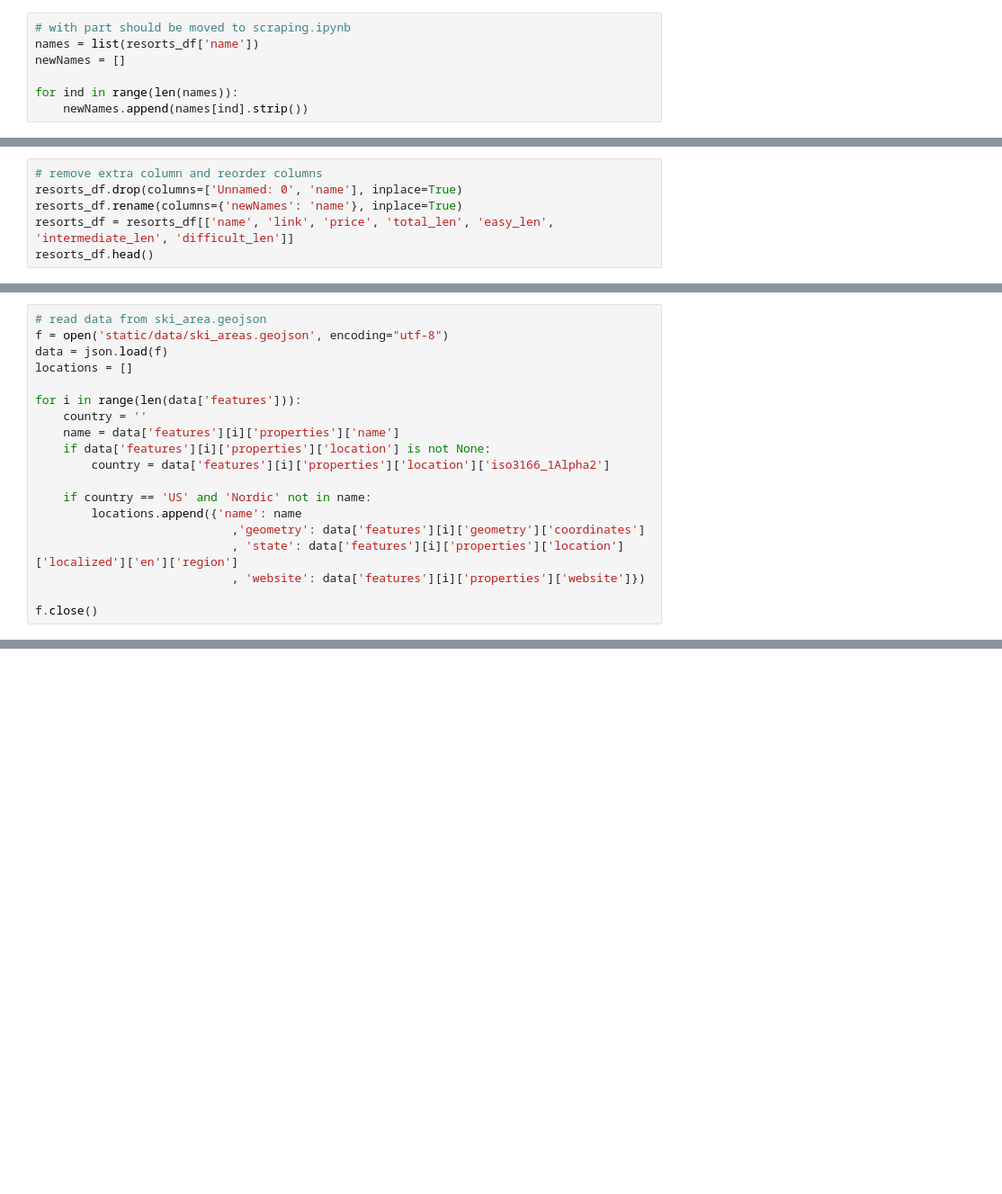
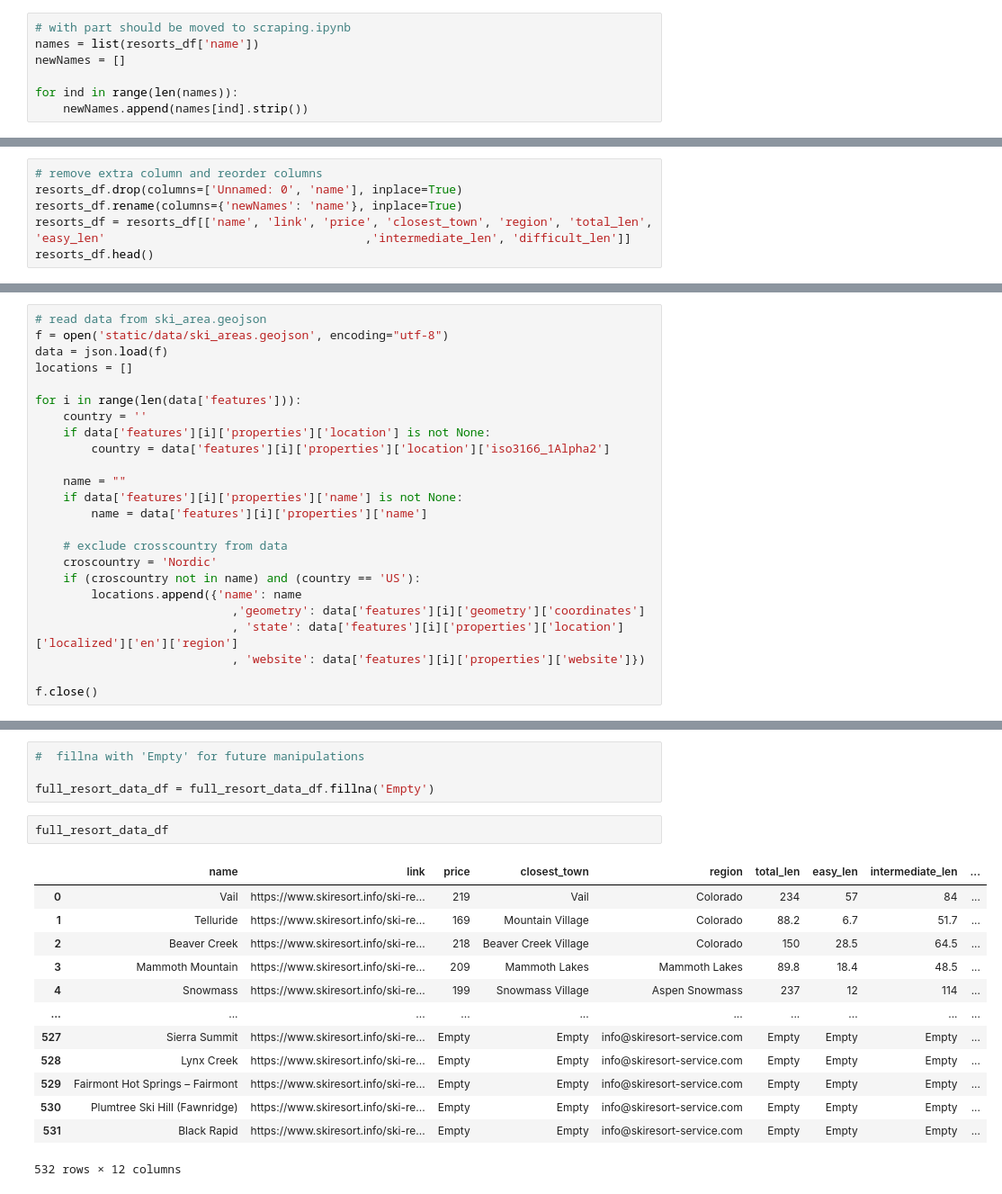
Before and after one commit to lanakimova/ShreddingtheGnar, a Jupyter notebook: DataSetUp.ipynb, the cells around one changed output, grey strips where cells are left out. Shown: that part at 90% size. Cells and saved outputs as stored; diff of their text form; blank space fills up the shorter version.

```diff
--- a/DataSetUp.ipynb
+++ b/DataSetUp.ipynb
@@ -33,5 +53,5 @@ resorts_df.columns
 # remove extra column and reorder columns
 resorts_df.drop(columns=['Unnamed: 0', 'name'], inplace=True)
 resorts_df.rename(columns={'newNames': 'name'}, inplace=True)
-resorts_df = resorts_df[['name', 'link', 'price', 'total_len', 'easy_len', 'intermediate_len', 'difficult_len']]
+resorts_df = resorts_df[['name', 'link', 'price', 'closest_town', 'region', 'total_len', 'easy_len'                                     ,'intermediate_len', 'difficult_len']]
 resorts_df.head()
@@ -43,11 +70,16 @@ locations = []
 
 for i in range(len(data['features'])):
     country = ''
-    name = data['features'][i]['properties']['name']
     if data['features'][i]['properties']['location'] is not None:
         country = data['features'][i]['properties']['location']['iso3166_1Alpha2']
 
-    if country == 'US' and 'Nordic' not in name:
+    name = ""
+    if data['features'][i]['properties']['name'] is not None:
+        name = data['features'][i]['properties']['name']
+
+    # exclude crosscountry from data
+    croscountry = 'Nordic'
+    if (croscountry not in name) and (country == 'US'):
         locations.append({'name': name
                             ,'geometry': data['features'][i]['geometry']['coordinates']
                             , 'state': data['features'][i]['properties']['location']['localized']['en']['region']
@@ -65,0 +112,20 @@ full_resort_data_df.head()
+# %%
+#  fillna with 'Empty' for future manipulations
+
+full_resort_data_df = full_resort_data_df.fillna('Empty')
+# %%
+full_resort_data_df
+# %% [output]
+|  | name | link | price | closest_town | region | total_len | easy_len | intermediate_len | ... |
+| 0 | Vail | https://www.skiresort.info/ski-re... | 219 | Vail | Colorado | 234 | 57 | 84 | ... |
+| 1 | Telluride | https://www.skiresort.info/ski-re... | 169 | Mountain Village | Colorado | 88.2 | 6.7 | 51.7 | ... |
+| 2 | Beaver Creek | https://www.skiresort.info/ski-re... | 218 | Beaver Creek Village | Colorado | 150 | 28.5 | 64.5 | ... |
+| 3 | Mammoth Mountain | https://www.skiresort.info/ski-re... | 209 | Mammoth Lakes | Mammoth Lakes | 89.8 | 18.4 | 48.5 | ... |
+| 4 | Snowmass | https://www.skiresort.info/ski-re... | 199 | Snowmass Village | Aspen Snowmass | 237 | 12 | 114 | ... |
+| ... | ... | ... | ... | ... | ... | ... | ... | ... | ... |
+| 527 | Sierra Summit | https://www.skiresort.info/ski-re... | Empty | Empty | info@skiresort-service.com | Empty | Empty | Empty | ... |
+| 528 | Lynx Creek | https://www.skiresort.info/ski-re... | Empty | Empty | info@skiresort-service.com | Empty | Empty | Empty | ... |
+| 529 | Fairmont Hot Springs – Fairmont | https://www.skiresort.info/ski-re... | Empty | Empty | info@skiresort-service.com | Empty | Empty | Empty | ... |
+| 530 | Plumtree Ski Hill (Fawnridge) | https://www.skiresort.info/ski-re... | Empty | Empty | info@skiresort-service.com | Empty | Empty | Empty | ... |
+| 531 | Black Rapid | https://www.skiresort.info/ski-re... | Empty | Empty | info@skiresort-service.com | Empty | Empty | Empty | ... |
+532 rows × 12 columns
```
Also changed, not shown: parts of 16 cells of this notebook, 1 other file.
